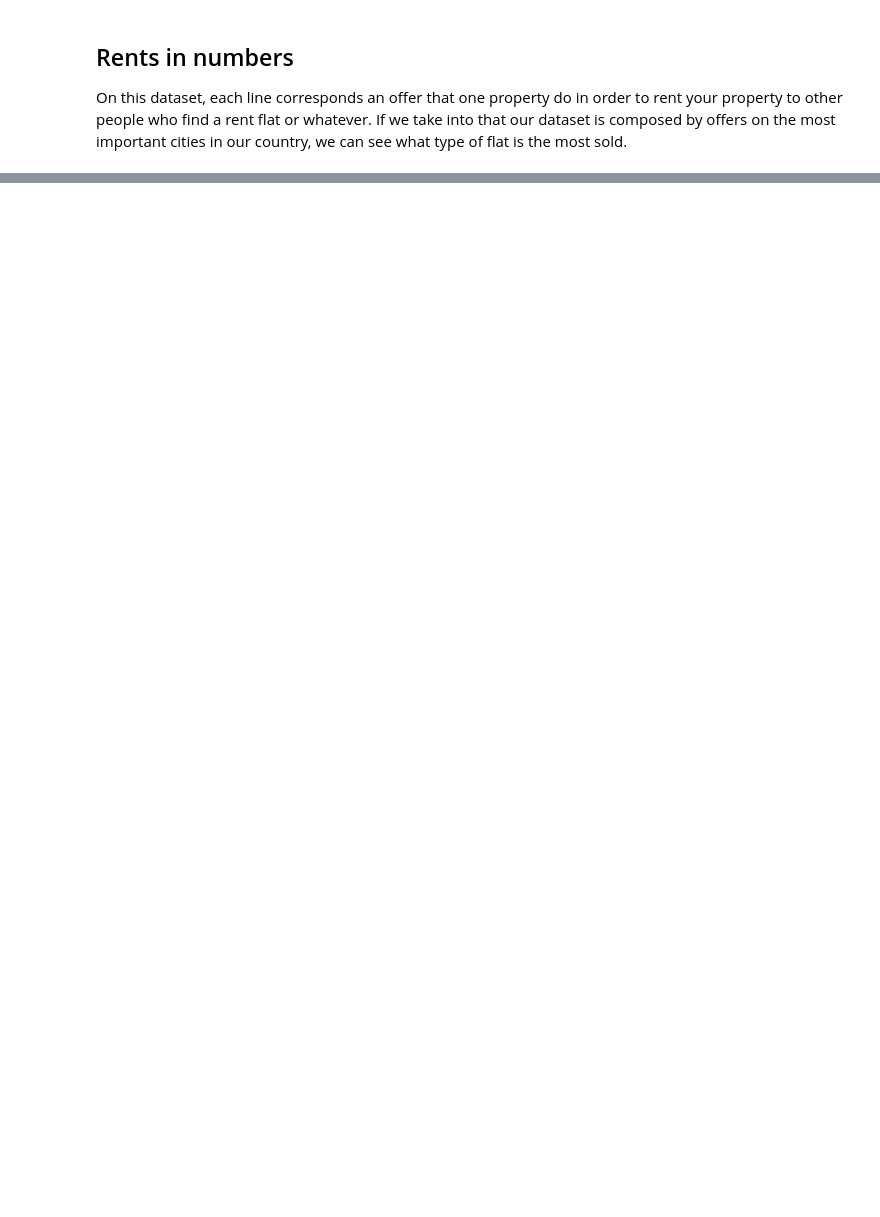
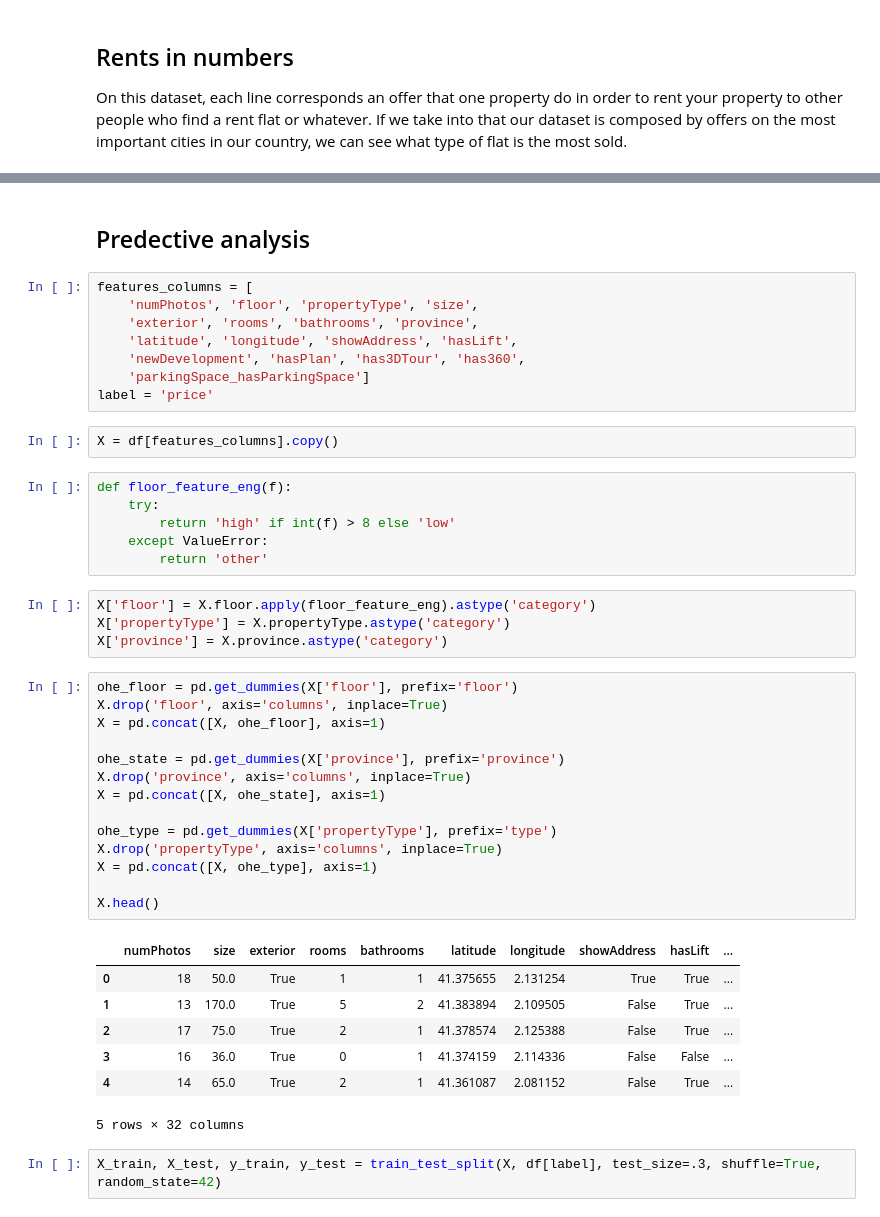
Before and after one commit to Guillem96/idealista-big-data-project, a Jupyter notebook: idealista-python/notebooks/3. Basic EDA.ipynb, the cells around one changed output, grey strips where cells are left out. Cells and saved outputs as stored; diff of their text form; blank space fills up the shorter version.

```diff
--- a/idealista-python/notebooks/3. Basic EDA.ipynb
+++ b/idealista-python/notebooks/3. Basic EDA.ipynb
@@ -206,0 +232,46 @@ data.plot.pie();
+# %% [markdown]
+## Predective analysis
+# %%
+features_columns = [
+    'numPhotos', 'floor', 'propertyType', 'size',
+    'exterior', 'rooms', 'bathrooms', 'province',
+    'latitude', 'longitude', 'showAddress', 'hasLift',
+    'newDevelopment', 'hasPlan', 'has3DTour', 'has360',
+    'parkingSpace_hasParkingSpace']
+label = 'price'
+# %%
+X = df[features_columns].copy()
+# %%
+def floor_feature_eng(f):
+    try:
+        return 'high' if int(f) > 8 else 'low'
+    except ValueError:
+        return 'other'
+# %%
+X['floor'] = X.floor.apply(floor_feature_eng).astype('category')
+X['propertyType'] = X.propertyType.astype('category')
+X['province'] = X.province.astype('category')
+# %%
+ohe_floor = pd.get_dummies(X['floor'], prefix='floor')
+X.drop('floor', axis='columns', inplace=True)
+X = pd.concat([X, ohe_floor], axis=1)
+
+ohe_state = pd.get_dummies(X['province'], prefix='province')
+X.drop('province', axis='columns', inplace=True)
+X = pd.concat([X, ohe_state], axis=1)
+
+ohe_type = pd.get_dummies(X['propertyType'], prefix='type')
+X.drop('propertyType', axis='columns', inplace=True)
+X = pd.concat([X, ohe_type], axis=1)
+
+X.head()
+# %% [output]
+|  | numPhotos | size | exterior | rooms | bathrooms | latitude | longitude | showAddress | hasLift | ... |
+| 0 | 18 | 50.0 | True | 1 | 1 | 41.375655 | 2.131254 | True | True | ... |
+| 1 | 13 | 170.0 | True | 5 | 2 | 41.383894 | 2.109505 | False | True | ... |
+| 2 | 17 | 75.0 | True | 2 | 1 | 41.378574 | 2.125388 | False | True | ... |
+| 3 | 16 | 36.0 | True | 0 | 1 | 41.374159 | 2.114336 | False | False | ... |
+| 4 | 14 | 65.0 | True | 2 | 1 | 41.361087 | 2.081152 | False | True | ... |
+5 rows × 32 columns
+# %%
+X_train, X_test, y_train, y_test = train_test_split(X, df[label], test_size=.3, shuffle=True, random_state=42)
```
Also changed, not shown: parts of 8 cells of this notebook.
